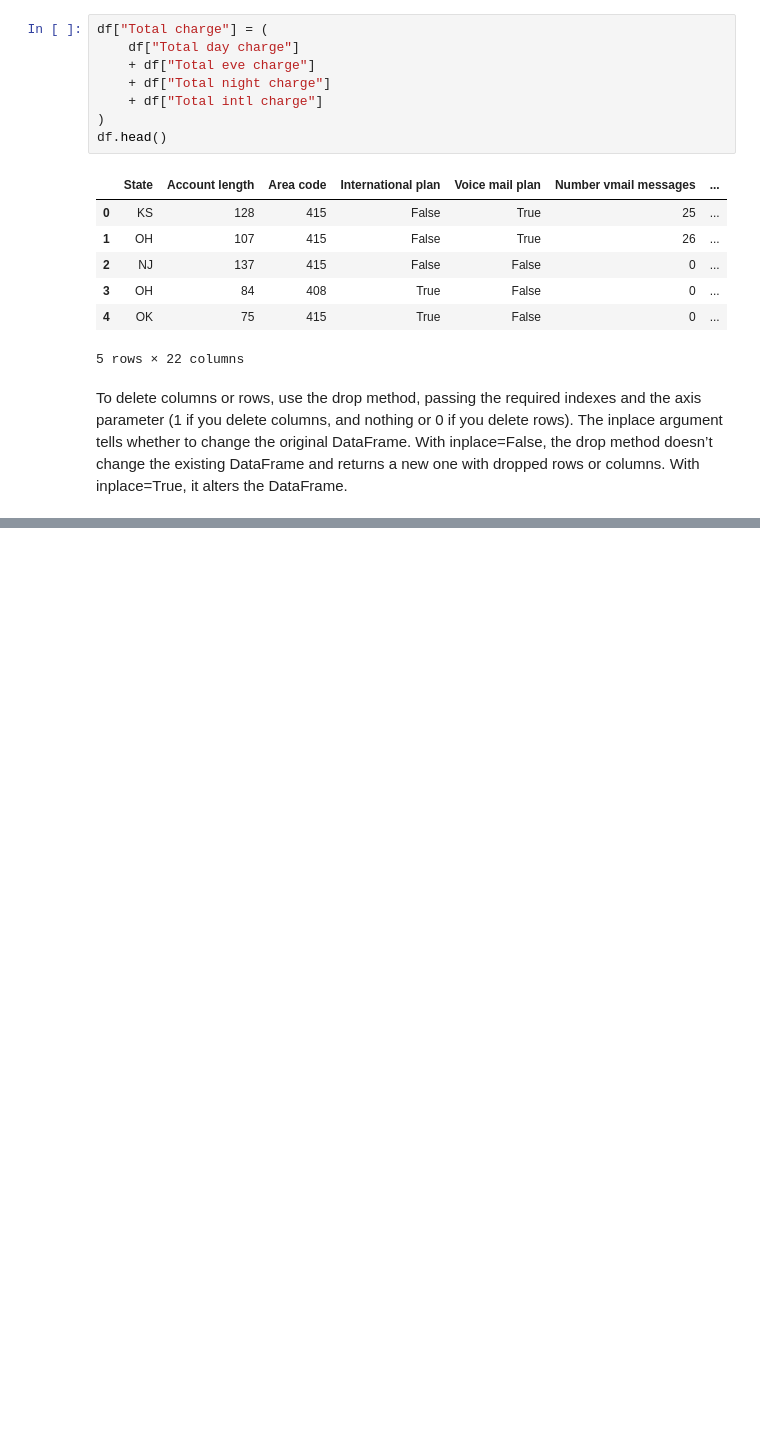
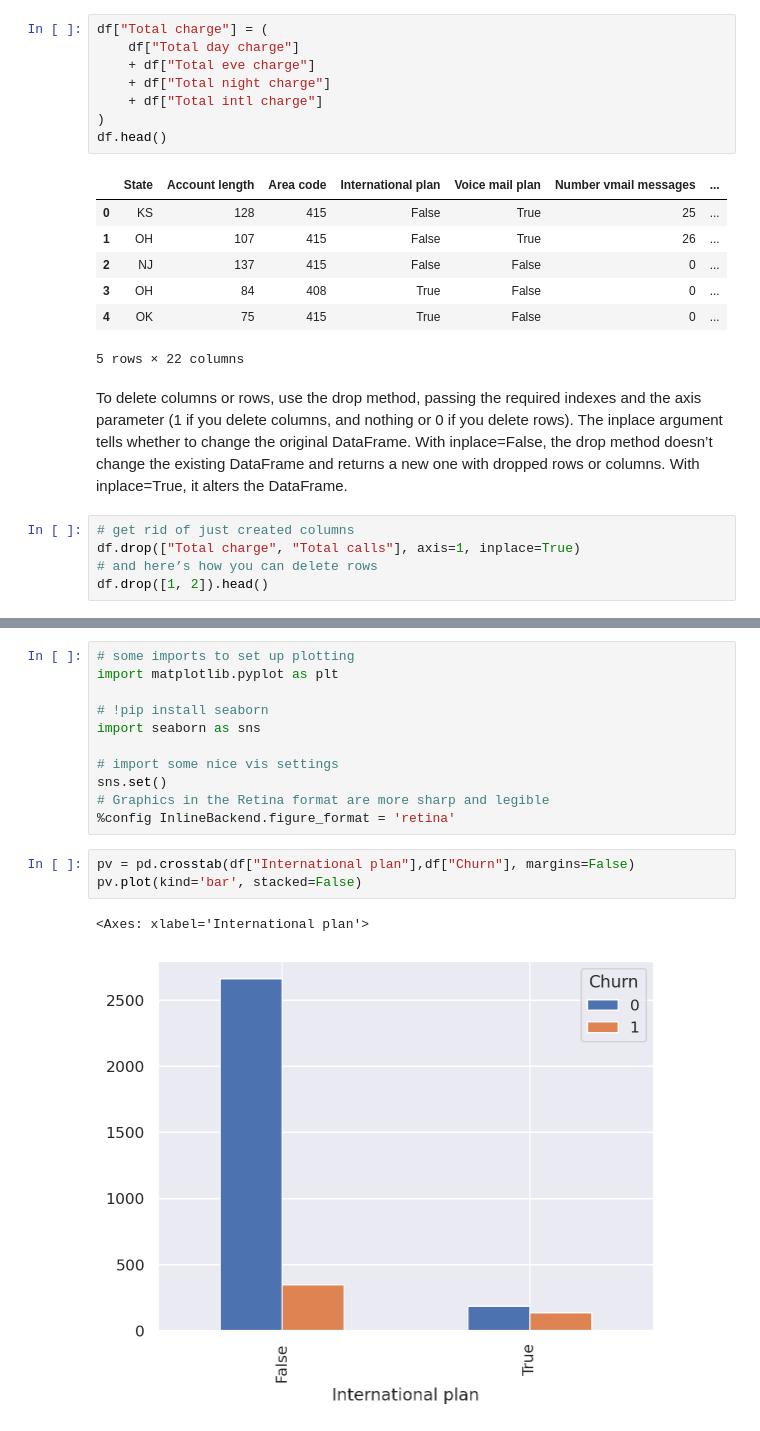
Before and after one commit to harmkenn/Python-Workbooks, a Jupyter notebook: mlcourse.ai/topic1.ipynb, the cells around one changed output, grey strips where cells are left out. Drawn from its saved outputs; the diff is of its cells as text; blank space fills up the shorter version.

```diff
--- a/mlcourse.ai/topic1.ipynb
+++ b/mlcourse.ai/topic1.ipynb
@@ -390,3 +390,8 @@ df.head()
 5 rows × 22 columns
 # %% [markdown]
 To delete columns or rows, use the drop method, passing the required indexes and the axis parameter (1 if you delete columns, and nothing or 0 if you delete rows). The inplace argument tells whether to change the original DataFrame. With inplace=False, the drop method doesn’t change the existing DataFrame and returns a new one with dropped rows or columns. With inplace=True, it alters the DataFrame.
+# %%
+# get rid of just created columns
+df.drop(["Total charge", "Total calls"], axis=1, inplace=True)
+# and here’s how you can delete rows
+df.drop([1, 2]).head()
@@ -392,0 +416,17 @@ To delete columns or rows, use the drop method, passing the required indexes and
+# %%
+# some imports to set up plotting
+import matplotlib.pyplot as plt
+
+# !pip install seaborn
+import seaborn as sns
+
+# import some nice vis settings
+sns.set()
+# Graphics in the Retina format are more sharp and legible
+%config InlineBackend.figure_format = 'retina'
+# %%
+pv = pd.crosstab(df["International plan"],df["Churn"], margins=False)
+pv.plot(kind='bar', stacked=False)
+# %% [output]
+<Axes: xlabel='International plan'>
+[figure, added]
```
Also changed, not shown: parts of 6 cells of this notebook.
